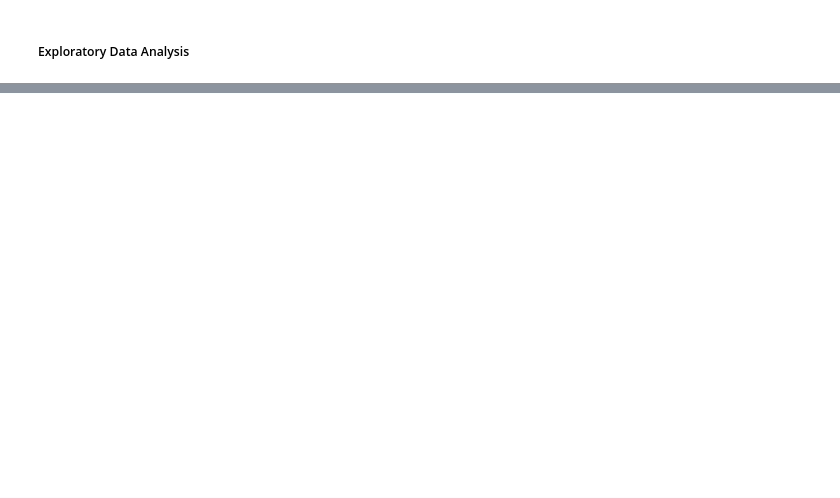
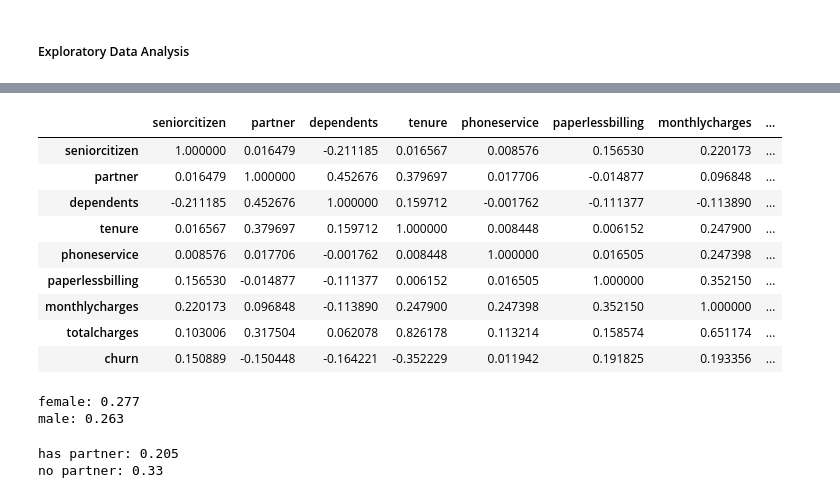
Before and after one commit to Naturalenemy07/CS543_ML, a Jupyter notebook: vscode/homework/MLB_3.ipynb, the cells around one changed output, grey strips where cells are left out. Cells and saved outputs as stored; diff of their text form; code cells hidden in the pictures; blank space fills up the shorter version.

```diff
--- a/vscode/homework/MLB_3.ipynb
+++ b/vscode/homework/MLB_3.ipynb
@@ -147,0 +196,27 @@ dtype: int64
+# %%
+churn_data.corr()
+# %% [output]
+|  | seniorcitizen | partner | dependents | tenure | phoneservice | paperlessbilling | monthlycharges | ... |
+| seniorcitizen | 1.000000 | 0.016479 | -0.211185 | 0.016567 | 0.008576 | 0.156530 | 0.220173 | ... |
+| partner | 0.016479 | 1.000000 | 0.452676 | 0.379697 | 0.017706 | -0.014877 | 0.096848 | ... |
+| dependents | -0.211185 | 0.452676 | 1.000000 | 0.159712 | -0.001762 | -0.111377 | -0.113890 | ... |
+| tenure | 0.016567 | 0.379697 | 0.159712 | 1.000000 | 0.008448 | 0.006152 | 0.247900 | ... |
+| phoneservice | 0.008576 | 0.017706 | -0.001762 | 0.008448 | 1.000000 | 0.016505 | 0.247398 | ... |
+| paperlessbilling | 0.156530 | -0.014877 | -0.111377 | 0.006152 | 0.016505 | 1.000000 | 0.352150 | ... |
+| monthlycharges | 0.220173 | 0.096848 | -0.113890 | 0.247900 | 0.247398 | 0.352150 | 1.000000 | ... |
+| totalcharges | 0.103006 | 0.317504 | 0.062078 | 0.826178 | 0.113214 | 0.158574 | 0.651174 | ... |
+| churn | 0.150889 | -0.150448 | -0.164221 | -0.352229 | 0.011942 | 0.191825 | 0.193356 | ... |
+# %%
+female_mean = churn_train_full[churn_train_full.gender == 'female'].churn.mean()
+male_mean = churn_train_full[churn_train_full.gender == 'male'].churn.mean()
+print("female:", round(female_mean, 3), "\nmale:", round(male_mean, 3))
+# %% [output]
+female: 0.277
+male: 0.263
+# %%
+partner_yes = churn_train_full[churn_train_full.partner == 1].churn.mean()
+partner_no = churn_train_full[churn_train_full.partner == 0].churn.mean()
+print("has partner:", round(partner_yes, 3), "\nno partner:", round(partner_no, 3))
+# %% [output]
+has partner: 0.205
+no partner: 0.33
```
Also changed, not shown: parts of 10 cells of this notebook.
